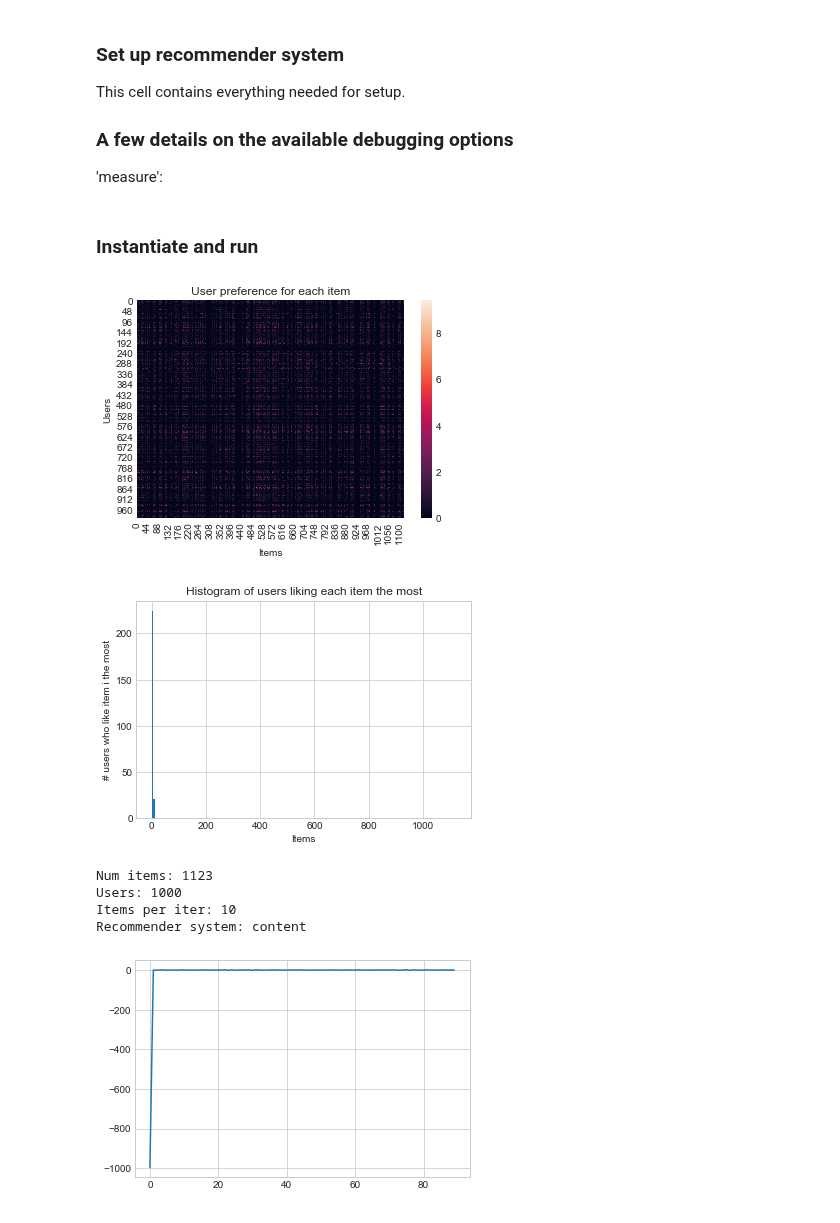
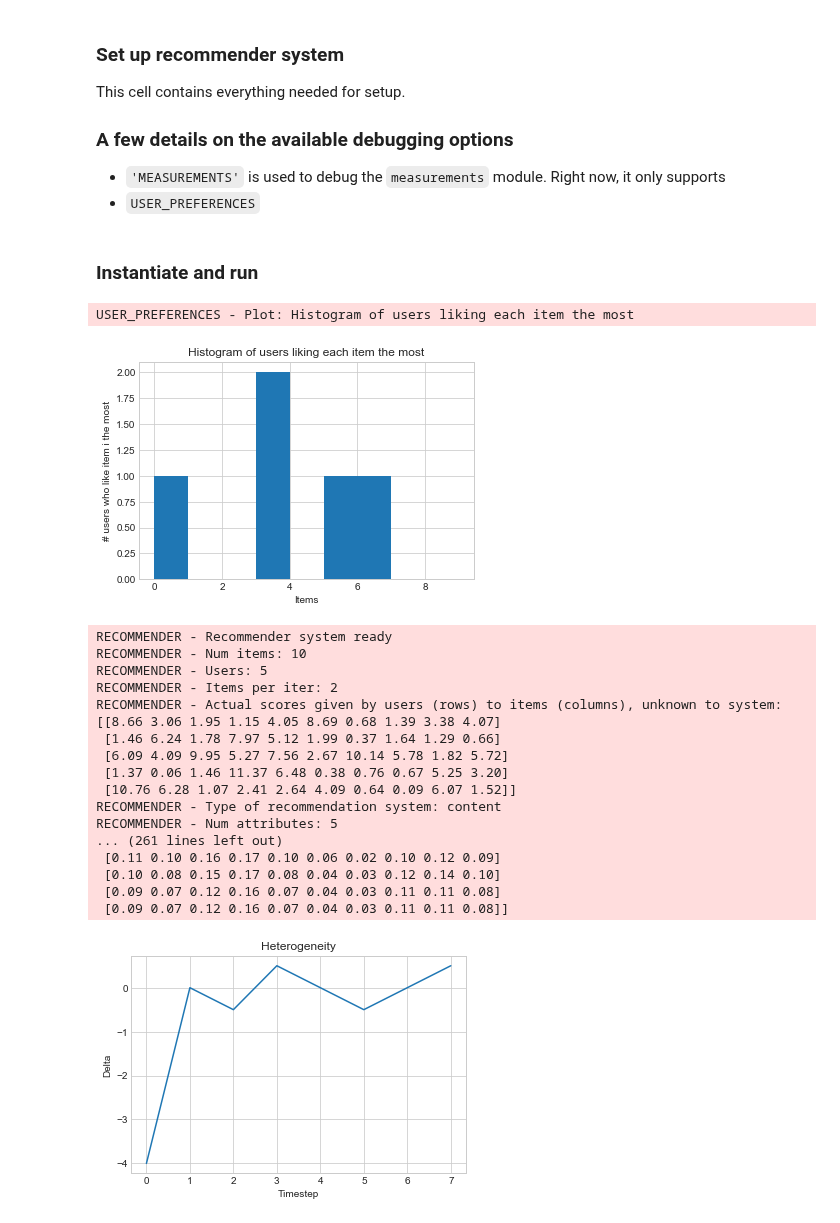
Before and after one commit to elucherini/t-recs, a Jupyter notebook: src/Debug & Visualize.ipynb, the cells around one changed output. Drawn from its saved outputs; the diff is of its cells as text; code cells hidden in the pictures.

Commit message:
1. Update Jupyter Notebook with debugging features 2. Rename variables to clarify their use

```diff
--- a/src/Debug & Visualize.ipynb
+++ b/src/Debug & Visualize.ipynb
@@ -8,0 +10,4 @@ from main import rec_dict, rec_args, debug_opt
+# %%
+# Only run this once
+# Configure and initialize debugger
+debugger = Debug(list(debug_opt.keys()), list(debug_opt.values()))
@@ -10,23 +18,21 @@ from main import rec_dict, rec_args, debug_opt
 ### Set up recommender system
 This cell contains everything needed for setup.
 ### A few details on the available debugging options
-'measure':
+- `'MEASUREMENTS'` is used to debug the `measurements` module. Right now, it only supports
+- `USER_PREFERENCES`
 # %%
 # Set up the following
 RECSYS_TYPE = 'content' # choose from supported (see rec_dict in main.py)
-NUM_USERS = 1000
-NUM_ITEMS_PER_ITER = 10  # num items presented to each user at each iteration
-STARTUP_TIMESTEPS = 10  # num iterations of 'exploration'
-RUN_TIMESTEPS = 90  # total num iterations
-NUM_ITEMS = round((STARTUP_TIMESTEPS + RUN_TIMESTEPS) * NUM_ITEMS_PER_ITER * np.random.uniform(1, 5))  # total num items in simulation
+NUM_USERS = 5
+NUM_ITEMS_PER_ITER = 2  # num items presented to each user at each iteration
+STARTUP_TIMESTEPS = 2  # num iterations of 'exploration'
+RUN_TIMESTEPS = 6  # total num iterations
+NUM_ITEMS = 10#round((STARTUP_TIMESTEPS + RUN_TIMESTEPS) * NUM_ITEMS_PER_ITER * np.random.uniform(1, 5))  # total num items in simulation
 
 # Set up additional arguments (see rec_args[RECSYS_TYPE] in main.py for supported arguments)
 # A: number of attributes; items_representation: attributes of each item
-rec_args['content']['A'] = 100
+rec_args['content']['A'] = 5
 rec_args['content']['items_representation'] = np.zeros((NUM_ITEMS, rec_args['content']['A']))
-# Set up debug options (see debug_opt in main.py)
-debug_opt['measurements'] = False # debug measurement of equilibrium
-debug_opt['preferences'] = True  # debug user preferences
 
 # For content filtering, generate array of attributes
 for i, row in enumerate(rec_args['content']['items_representation']):
@@ -46,32 +52,39 @@ if RECSYS_TYPE not in rec_dict:
 # %%
 # Create recsys instance
 if rec_args[RECSYS_TYPE] is None:
-    rec = rec_dict[RECSYS_TYPE](NUM_USERS, NUM_ITEMS, num_startup_iter=STARTUP_TIMESTEPS,
+    rec = rec_dict[RECSYS_TYPE](NUM_USERS, NUM_ITEMS,
         num_items_per_iter=NUM_ITEMS_PER_ITER, randomize_recommended=True, user_preferences=True,
-        debug_user_preferences=debug_opt['preferences'])
+        debugger=debugger)
 else:
-    rec = rec_dict[RECSYS_TYPE](NUM_USERS, NUM_ITEMS, num_startup_iter=STARTUP_TIMESTEPS,
+    rec = rec_dict[RECSYS_TYPE](NUM_USERS, NUM_ITEMS,
         num_items_per_iter=NUM_ITEMS_PER_ITER, randomize_recommended=True, user_preferences=True,
-        debug_user_preferences=debug_opt['preferences'], **rec_args[RECSYS_TYPE])
-
-print('Num items:', NUM_ITEMS, '\nUsers:', NUM_USERS, '\nItems per iter:', NUM_ITEMS_PER_ITER)
-print('Recommender system:', RECSYS_TYPE)
+        debugger=debugger, **rec_args[RECSYS_TYPE])
 
 # Startup
-rec.startup_and_train(timesteps=STARTUP_TIMESTEPS, debug=debug_opt['measurements'])
+rec.startup_and_train(timesteps=STARTUP_TIMESTEPS, measurement_visualization_rule=False)
 
 # Runtime
-rec.run(timesteps=RUN_TIMESTEPS - STARTUP_TIMESTEPS, debug=debug_opt['measurements'], train=True)
+rec.run(timesteps=RUN_TIMESTEPS, train_between_steps=True, measurement_visualization_rule="%50 == 0")
 
 delta_t = rec.get_heterogeneity()
-plt.style.use('seaborn-whitegrid')
-plt.plot(np.arange(len(delta_t)), delta_t)
-plt.show()
 # %% [output]
+USER_PREFERENCES - Plot: Histogram of users liking each item the most
-[figure, old version]
+[figure, new version]
+RECOMMENDER - Recommender system ready
+RECOMMENDER - Num items: 10
+RECOMMENDER - Users: 5
+RECOMMENDER - Items per iter: 2
+RECOMMENDER - Actual scores given by users (rows) to items (columns), unknown to system:
+[[8.66 3.06 1.95 1.15 4.05 8.69 0.68 1.39 3.38 4.07]
+ [1.46 6.24 1.78 7.97 5.12 1.99 0.37 1.64 1.29 0.66]
+ [6.09 4.09 9.95 5.27 7.56 2.67 10.14 5.78 1.82 5.72]
+ [1.37 0.06 1.46 11.37 6.48 0.38 0.76 0.67 5.25 3.20]
+ [10.76 6.28 1.07 2.41 2.64 4.09 0.64 0.09 6.07 1.52]]
+RECOMMENDER - Type of recommendation system: content
+RECOMMENDER - Num attributes: 5
+... (261 lines left out)
+ [0.11 0.10 0.16 0.17 0.10 0.06 0.02 0.10 0.12 0.09]
+ [0.10 0.08 0.15 0.17 0.08 0.04 0.03 0.12 0.14 0.10]
+ [0.09 0.07 0.12 0.16 0.07 0.04 0.03 0.11 0.11 0.08]
+ [0.09 0.07 0.12 0.16 0.07 0.04 0.03 0.11 0.11 0.08]]
-[figure, old version]
+[figure, new version]
-Num items: 1123
-Users: 1000
-Items per iter: 10
-Recommender system: content
-[figure, removed]
```
Also changed, not shown: parts of 2 cells of this notebook, 4 other files.
